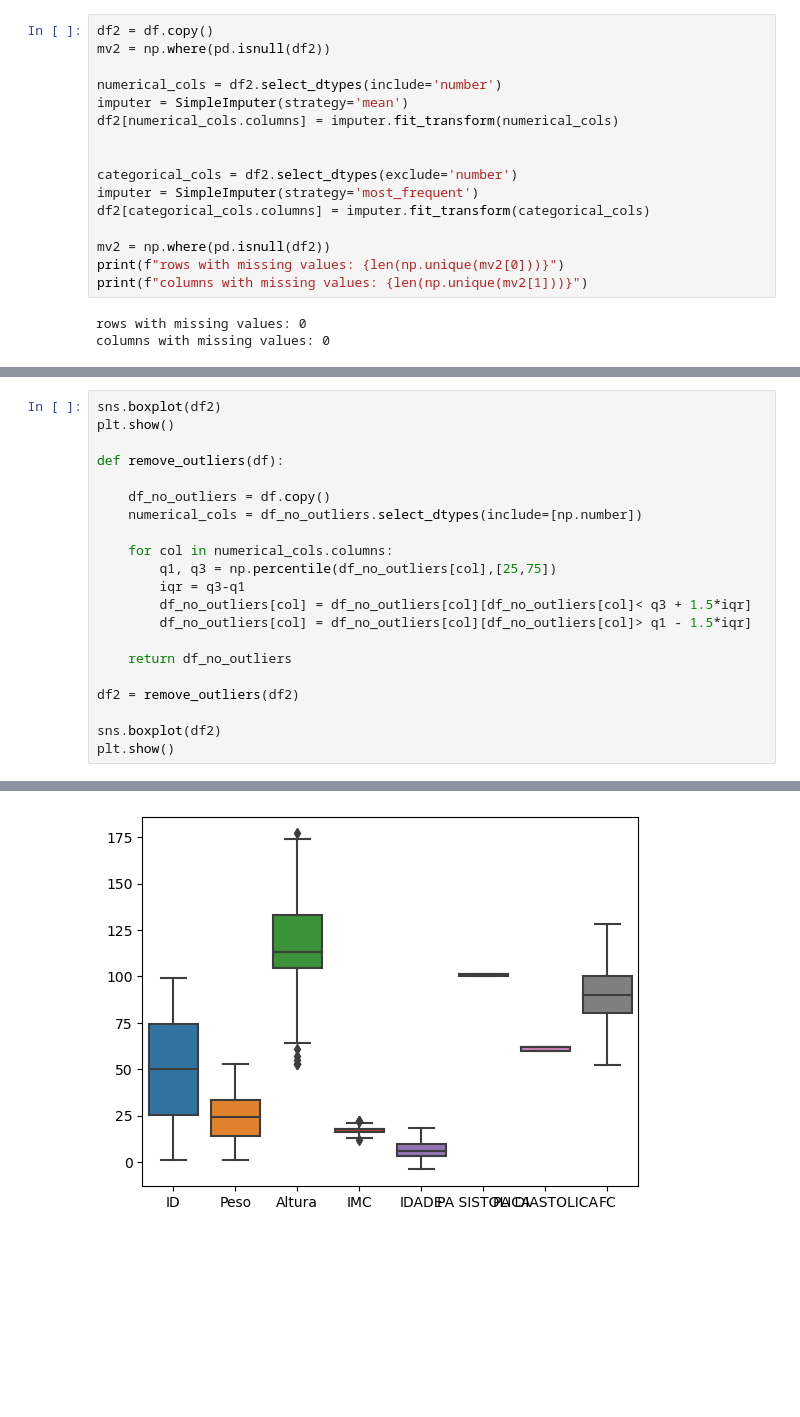
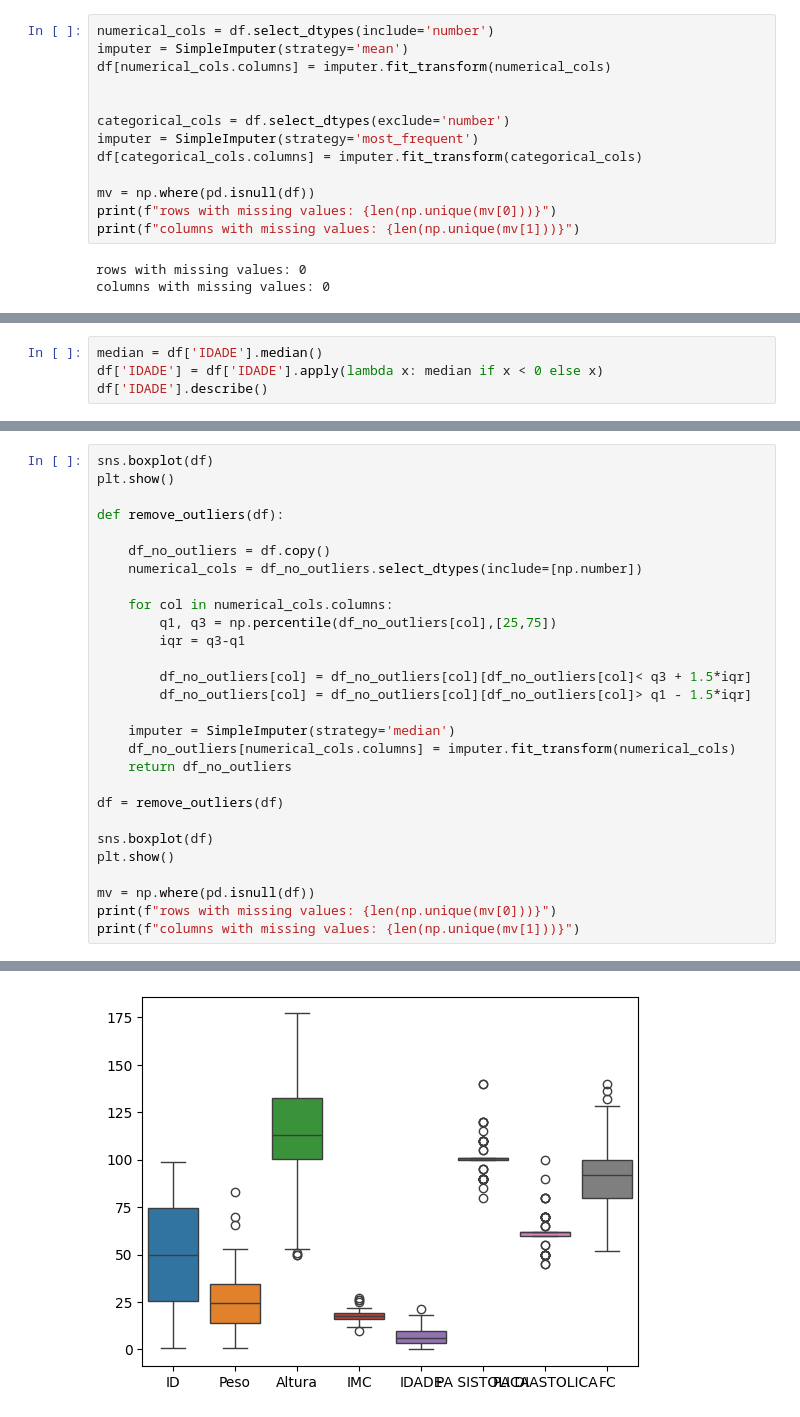
Before and after one commit to TheNoobGoda/idc-tpc, a Jupyter notebook: tpc3/nb3.ipynb, the cells around one changed output, grey strips where cells are left out. Saved outputs shown, nothing was run; the diff lists cells and outputs as text; blank space fills up the shorter version.

```diff
--- a/tpc3/nb3.ipynb
+++ b/tpc3/nb3.ipynb
@@ -39,19 +39,16 @@ One possible sollutuion for the missing data is data imputation in the code bell
 # %%
-df2 = df.copy()
-mv2 = np.where(pd.isnull(df2))
-
-numerical_cols = df2.select_dtypes(include='number')
+numerical_cols = df.select_dtypes(include='number')
 imputer = SimpleImputer(strategy='mean')
-df2[numerical_cols.columns] = imputer.fit_transform(numerical_cols)
+df[numerical_cols.columns] = imputer.fit_transform(numerical_cols)
 
 
-categorical_cols = df2.select_dtypes(exclude='number')
+categorical_cols = df.select_dtypes(exclude='number')
 imputer = SimpleImputer(strategy='most_frequent')
-df2[categorical_cols.columns] = imputer.fit_transform(categorical_cols)
+df[categorical_cols.columns] = imputer.fit_transform(categorical_cols)
 
-mv2 = np.where(pd.isnull(df2))
-print(f"rows with missing values: {len(np.unique(mv2[0]))}")
-print(f"columns with missing values: {len(np.unique(mv2[1]))}")
+mv = np.where(pd.isnull(df))
+print(f"rows with missing values: {len(np.unique(mv[0]))}")
+print(f"columns with missing values: {len(np.unique(mv[1]))}")
 # %% [output]
 rows with missing values: 0
 columns with missing values: 0
@@ -57,0 +58,4 @@ columns with missing values: 0
+# %%
+median = df['IDADE'].median()
+df['IDADE'] = df['IDADE'].apply(lambda x: median if x < 0 else x)
+df['IDADE'].describe()
@@ -61,5 +75,5 @@ To deal with outliers we can user the quartiles: we calculate the inter quartile
 # %%
-sns.boxplot(df2)
+sns.boxplot(df)
 plt.show()
 
 def remove_outliers(df):
@@ -70,13 +84,20 @@ def remove_outliers(df):
     for col in numerical_cols.columns:
         q1, q3 = np.percentile(df_no_outliers[col],[25,75])
         iqr = q3-q1
+
         df_no_outliers[col] = df_no_outliers[col][df_no_outliers[col]< q3 + 1.5*iqr]
         df_no_outliers[col] = df_no_outliers[col][df_no_outliers[col]> q1 - 1.5*iqr]
 
+    imputer = SimpleImputer(strategy='median')
+    df_no_outliers[numerical_cols.columns] = imputer.fit_transform(numerical_cols)
     return df_no_outliers
 
-df2 = remove_outliers(df2)
+df = remove_outliers(df)
 
-sns.boxplot(df2)
+sns.boxplot(df)
 plt.show()
+
+mv = np.where(pd.isnull(df))
+print(f"rows with missing values: {len(np.unique(mv[0]))}")
+print(f"columns with missing values: {len(np.unique(mv[1]))}")
 # %% [output]
@@ -84 +105 @@ plt.show()
-[figure, old version]
+[figure, new version]
```
Also changed, not shown: parts of 10 cells of this notebook, 1 other file.
